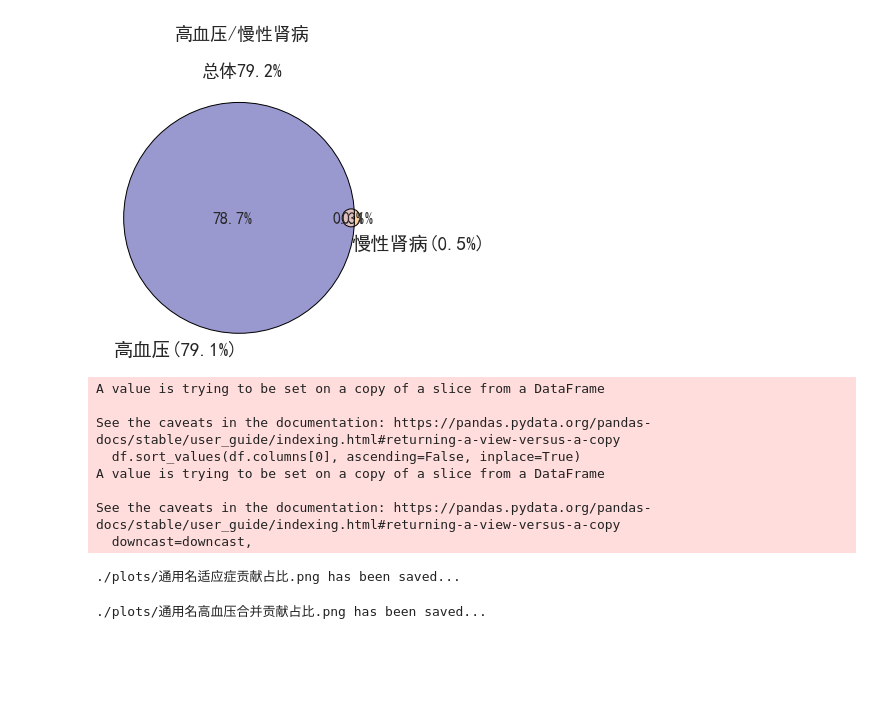
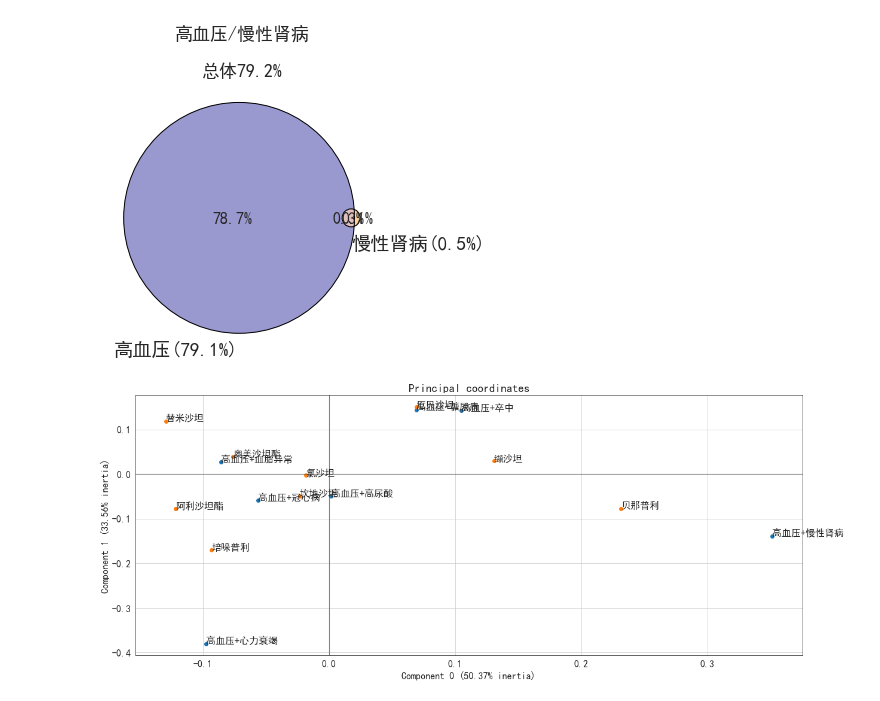
Before and after one commit to ccpic/MultiLabelClassifier, a Jupyter notebook: analysis.ipynb, the cells around one changed output. Drawn from its saved outputs; the diff is of its cells as text; code cells hidden in the pictures; blank space fills up the shorter version.

Commit message:
Added the method of Correspondence Analysis Plotting

```diff
--- a/analysis.ipynb
+++ b/analysis.ipynb
@@ -5,6 +5,6 @@ from dataclass import Rx
 
 df = pd.read_excel("./data - 副本.xlsx")
 # %%
-mask = (df["原始诊断"]!="无诊断") & (df["统计项"]=="标准片数") & (df["来源"] == "门诊") & (df["关注科室"].isin(["肾内科"]))
+mask = (df["原始诊断"]!="无诊断") & (df["统计项"]=="标准片数") & (df["来源"] == "门诊")# & (df["通用名"].isin(["阿利沙坦酯"]))
 df2 = df.loc[mask,:]
-r = Rx(df2, name="门诊心内科标准片数")
+r = Rx(df2, name="门诊标准片数")
@@ -47,14 +57,7 @@ r.plot_venn(('高血压', "慢性肾病"))
 [figure]
 # %%
 r.plot_barh("通用名")
-# %% [output]
-A value is trying to be set on a copy of a slice from a DataFrame
-
-See the caveats in the documentation: https://pandas.pydata.org/pandas-docs/stable/user_guide/indexing.html#returning-a-view-versus-a-copy
-  df.sort_values(df.columns[0], ascending=False, inplace=True)
-A value is trying to be set on a copy of a slice from a DataFrame
-
-See the caveats in the documentation: https://pandas.pydata.org/pandas-docs/stable/user_guide/indexing.html#returning-a-view-versus-a-copy
-  downcast=downcast,
-./plots/通用名适应症贡献占比.png has been saved...
-./plots/通用名高血压合并贡献占比.png has been saved...
+# %%
+r.plot_ca("通用名")
+# %% [output]
+[figure, added]
```
Also changed, not shown: parts of 2 cells of this notebook, 1 other file.
